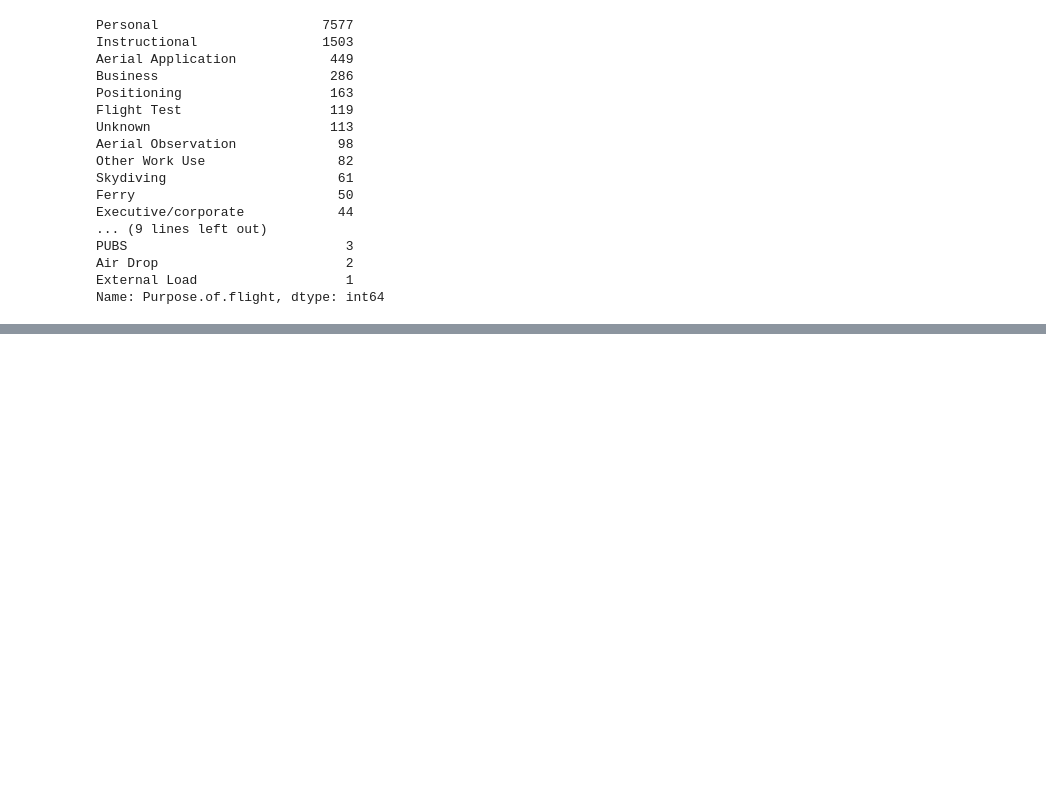
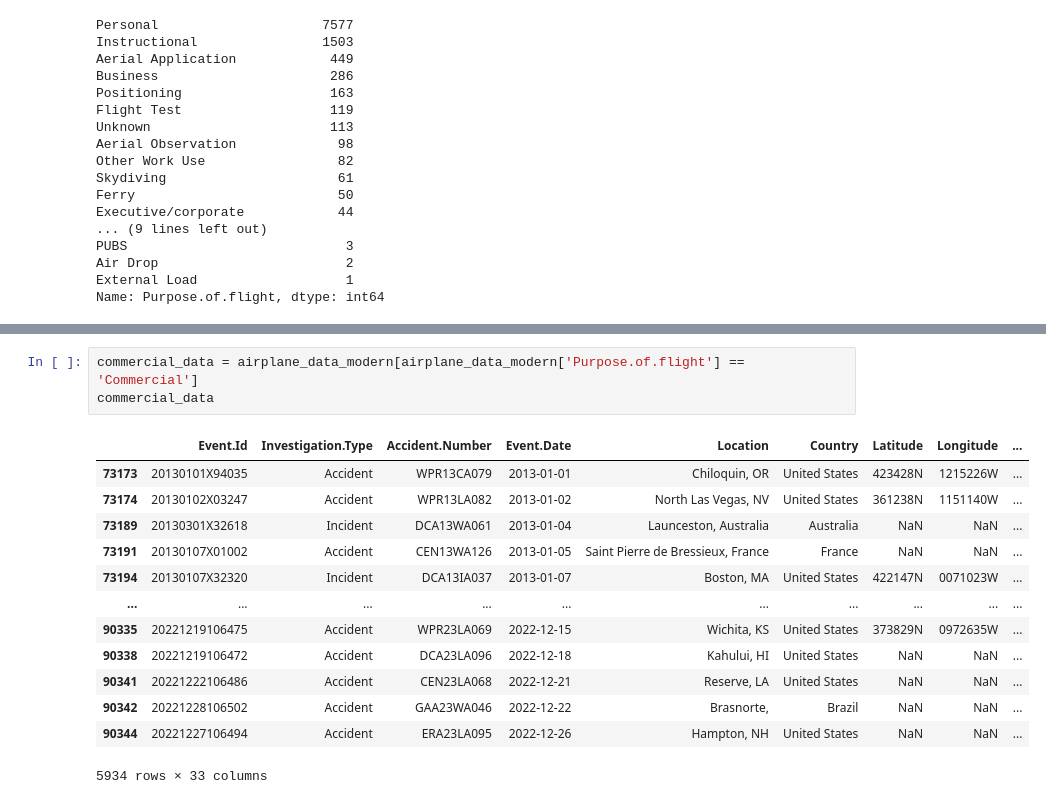
Before and after one commit to WSmolen/Aviation_Project, a Jupyter notebook: Aviation_project.ipynb, the cells around one changed output, grey strips where cells are left out. Drawn from its saved outputs; the diff is of its cells as text; blank space fills up the shorter version.

```diff
--- a/Aviation_project.ipynb
+++ b/Aviation_project.ipynb
@@ -278,0 +326,17 @@ Name: Purpose.of.flight, dtype: int64
+# %%
+commercial_data = airplane_data_modern[airplane_data_modern['Purpose.of.flight'] == 'Commercial']
+commercial_data
+# %% [output]
+|  | Event.Id | Investigation.Type | Accident.Number | Event.Date | Location | Country | Latitude | Longitude | ... |
+| 73173 | 20130101X94035 | Accident | WPR13CA079 | 2013-01-01 | Chiloquin, OR | United States | 423428N | 1215226W | ... |
+| 73174 | 20130102X03247 | Accident | WPR13LA082 | 2013-01-02 | North Las Vegas, NV | United States | 361238N | 1151140W | ... |
+| 73189 | 20130301X32618 | Incident | DCA13WA061 | 2013-01-04 | Launceston, Australia | Australia | NaN | NaN | ... |
+| 73191 | 20130107X01002 | Accident | CEN13WA126 | 2013-01-05 | Saint Pierre de Bressieux, France | France | NaN | NaN | ... |
+| 73194 | 20130107X32320 | Incident | DCA13IA037 | 2013-01-07 | Boston, MA | United States | 422147N | 0071023W | ... |
+| ... | ... | ... | ... | ... | ... | ... | ... | ... | ... |
+| 90335 | 20221219106475 | Accident | WPR23LA069 | 2022-12-15 | Wichita, KS | United States | 373829N | 0972635W | ... |
+| 90338 | 20221219106472 | Accident | DCA23LA096 | 2022-12-18 | Kahului, HI | United States | NaN | NaN | ... |
+| 90341 | 20221222106486 | Accident | CEN23LA068 | 2022-12-21 | Reserve, LA | United States | NaN | NaN | ... |
+| 90342 | 20221228106502 | Accident | GAA23WA046 | 2022-12-22 | Brasnorte, | Brazil | NaN | NaN | ... |
+| 90344 | 20221227106494 | Accident | ERA23LA095 | 2022-12-26 | Hampton, NH | United States | NaN | NaN | ... |
+5934 rows × 33 columns
```
Also changed, not shown: parts of 3 cells of this notebook.
